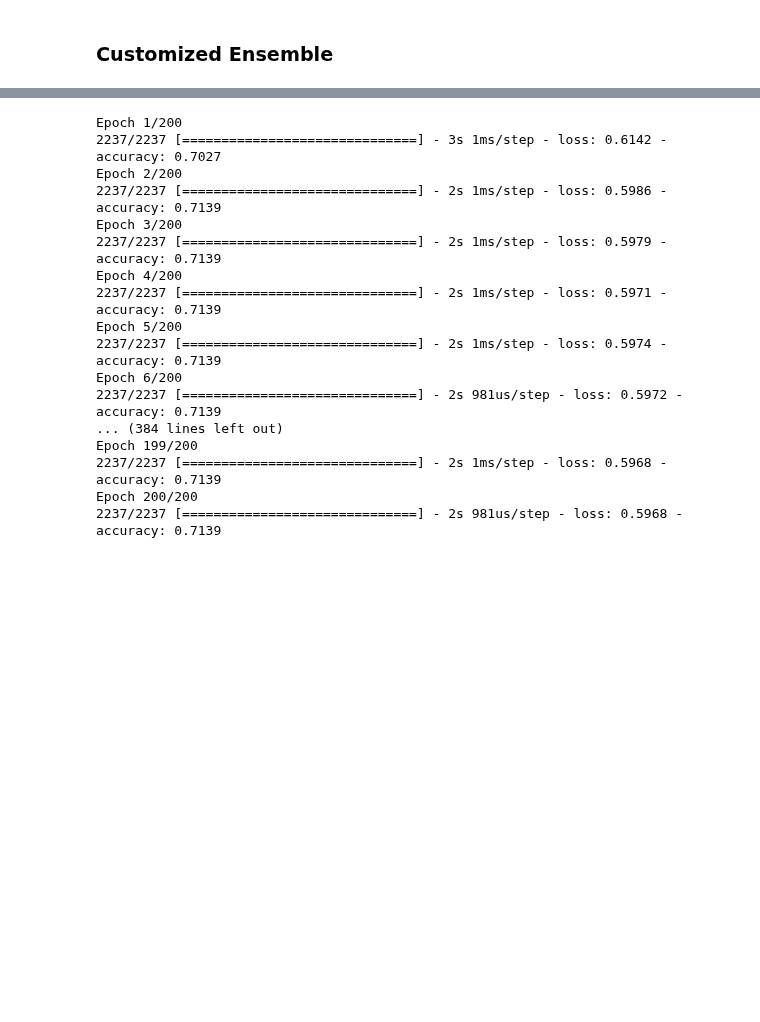
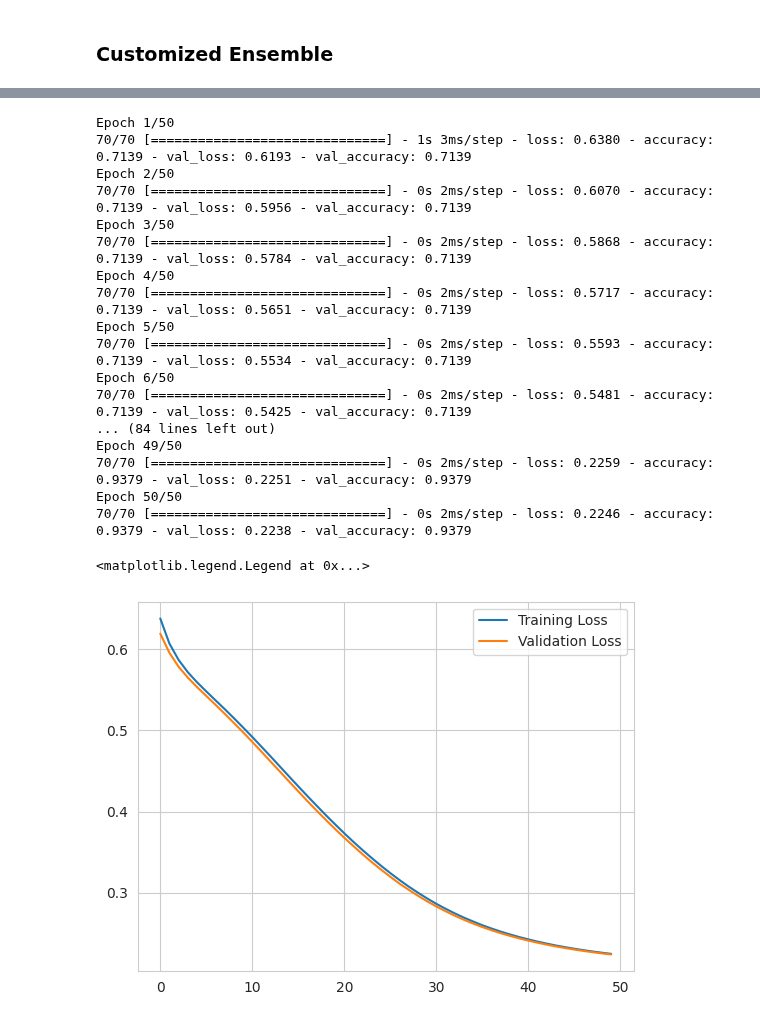
Before and after one commit to upmorgan/ECS171_GroupProject, a Jupyter notebook: ensemble_rewrite.ipynb, the cells around one changed output, grey strips where cells are left out. Drawn from its saved outputs; the diff is of its cells as text; code cells hidden in the pictures; blank space fills up the shorter version.

```diff
--- a/ensemble_rewrite.ipynb
+++ b/ensemble_rewrite.ipynb
@@ -409,33 +493,45 @@ weighted avg       0.92      0.86      0.87      2237
 # %%
 ensemble_X_train = pd.concat([pd.DataFrame(bert_train_yhat), pd.DataFrame(BoW_train_yhat), pd.DataFrame(ANN_train_yhat)], axis=1)
-ensemble_y_train = Bert_y_train
+# ensemble_X_train = pd.concat([pd.DataFrame(BoW_train_yhat), pd.DataFrame(ANN_train_yhat)], axis=1)
+ensemble_y_train = train['isBarbie']
 # %%
 ensemble_model = Sequential()
 
 ensemble_model.add(Dense(units=4, activation='sigmoid', input_shape=(ensemble_X_train.shape[1],)))
 ensemble_model.add(Dense(units=1, activation='sigmoid'))
 
-ensemble_model.compile(optimizer='adam', loss='binary_crossentropy', metrics=['accuracy'])
+opt = Adam(learning_rate=1e-03)
+
+ensemble_model.compile(optimizer=opt, loss='binary_crossentropy', metrics=['accuracy'])
 # %%
-ensemble_history = ensemble_model.fit(ensemble_X_train, ensemble_y_train, epochs=200, batch_size=1)
+ensemble_history = ensemble_model.fit(ensemble_X_train, ensemble_y_train, epochs=50, batch_size=32, validation_data=(ensemble_X_test, ensemble_y_test))
 # %% [output]
-Epoch 1/200
-2237/2237 [==============================] - 3s 1ms/step - loss: 0.6142 - accuracy: 0.7027
-Epoch 2/200
-2237/2237 [==============================] - 2s 1ms/step - loss: 0.5986 - accuracy: 0.7139
-Epoch 3/200
-2237/2237 [==============================] - 2s 1ms/step - loss: 0.5979 - accuracy: 0.7139
-Epoch 4/200
-2237/2237 [==============================] - 2s 1ms/step - loss: 0.5971 - accuracy: 0.7139
-Epoch 5/200
-2237/2237 [==============================] - 2s 1ms/step - loss: 0.5974 - accuracy: 0.7139
-Epoch 6/200
-2237/2237 [==============================] - 2s 981us/step - loss: 0.5972 - accuracy: 0.7139
-... (384 lines left out)
-Epoch 199/200
-2237/2237 [==============================] - 2s 1ms/step - loss: 0.5968 - accuracy: 0.7139
-Epoch 200/200
-2237/2237 [==============================] - 2s 981us/step - loss: 0.5968 - accuracy: 0.7139
+Epoch 1/50
+70/70 [==============================] - 1s 3ms/step - loss: 0.6380 - accuracy: 0.7139 - val_loss: 0.6193 - val_accuracy: 0.7139
+Epoch 2/50
+70/70 [==============================] - 0s 2ms/step - loss: 0.6070 - accuracy: 0.7139 - val_loss: 0.5956 - val_accuracy: 0.7139
+Epoch 3/50
+70/70 [==============================] - 0s 2ms/step - loss: 0.5868 - accuracy: 0.7139 - val_loss: 0.5784 - val_accuracy: 0.7139
+Epoch 4/50
+70/70 [==============================] - 0s 2ms/step - loss: 0.5717 - accuracy: 0.7139 - val_loss: 0.5651 - val_accuracy: 0.7139
+Epoch 5/50
+70/70 [==============================] - 0s 2ms/step - loss: 0.5593 - accuracy: 0.7139 - val_loss: 0.5534 - val_accuracy: 0.7139
+Epoch 6/50
+70/70 [==============================] - 0s 2ms/step - loss: 0.5481 - accuracy: 0.7139 - val_loss: 0.5425 - val_accuracy: 0.7139
+... (84 lines left out)
+Epoch 49/50
+70/70 [==============================] - 0s 2ms/step - loss: 0.2259 - accuracy: 0.9379 - val_loss: 0.2251 - val_accuracy: 0.9379
+Epoch 50/50
+70/70 [==============================] - 0s 2ms/step - loss: 0.2246 - accuracy: 0.9379 - val_loss: 0.2238 - val_accuracy: 0.9379
+# %%
+import matplotlib.pyplot as plt
+
+plt.plot(ensemble_history.history['loss'], label = "Training Loss")
+plt.plot(ensemble_history.history['val_loss'], label = "Validation Loss")
+plt.legend()
+# %% [output]
+<matplotlib.legend.Legend at 0x...>
+[figure, added]
 # %%
 bert_test_yhat = bert_model.predict(Bert_X_test)
 BoW_test_yhat = BoW_decision_tree.predict(BoW_X_test)
```
Also changed, not shown: parts of 13 cells of this notebook.
